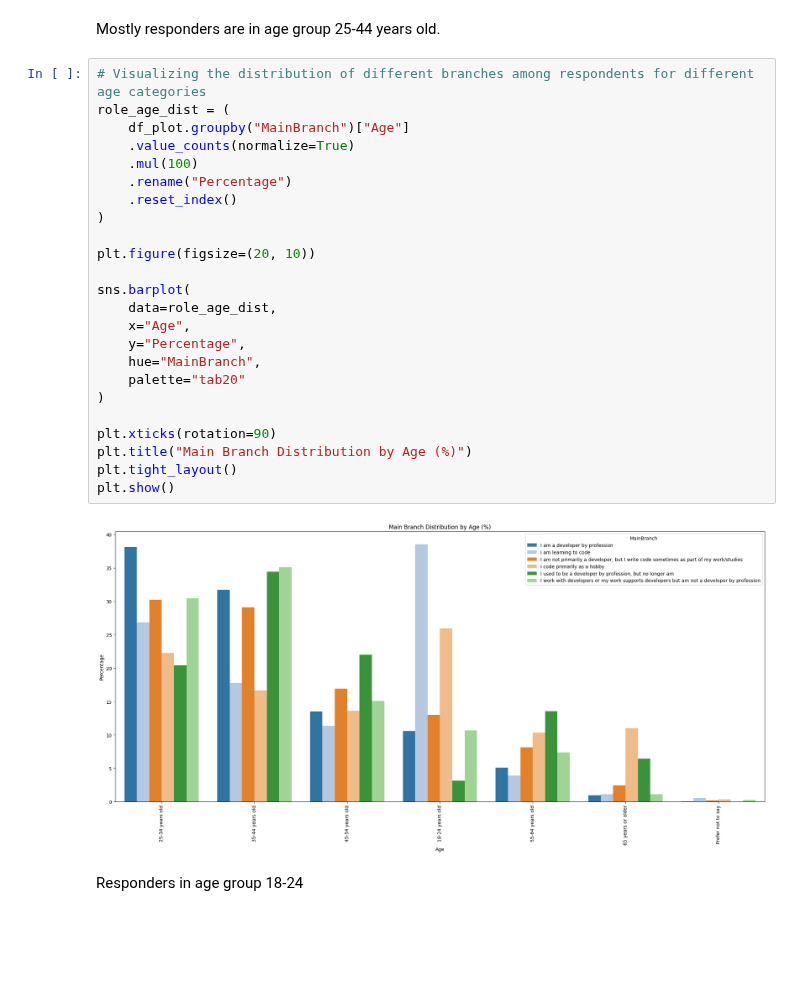
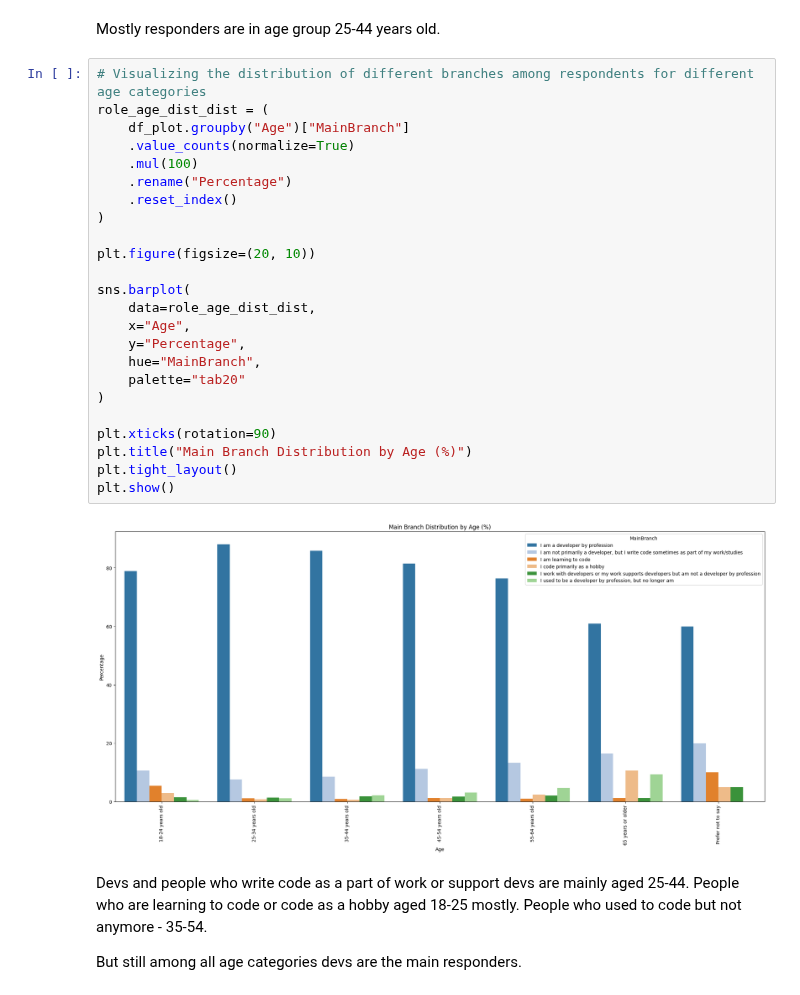
Before and after one commit to STetiana/stackoverflow_buddies, a Jupyter notebook: regions_comparison.ipynb, the cells around one changed output. Saved outputs shown, nothing was run; the diff lists cells and outputs as text; blank space fills up the shorter version.

```diff
--- a/regions_comparison.ipynb
+++ b/regions_comparison.ipynb
@@ -603,29 +603,31 @@ plt.tight_layout()
 Mostly responders are in age group 25-44 years old.
 # %%
 # Visualizing the distribution of different branches among respondents for different age categories
-role_age_dist = (
-    df_plot.groupby("MainBranch")["Age"]
+role_age_dist_dist = (
+    df_plot.groupby("Age")["MainBranch"]
     .value_counts(normalize=True)
     .mul(100)
     .rename("Percentage")
     .reset_index()
 )
 
 plt.figure(figsize=(20, 10))
 
 sns.barplot(
-    data=role_age_dist,
+    data=role_age_dist_dist,
     x="Age",
     y="Percentage",
     hue="MainBranch",
     palette="tab20"
 )
 
 plt.xticks(rotation=90)
 plt.title("Main Branch Distribution by Age (%)")
 plt.tight_layout()
 plt.show()
 # %% [output]
-[figure, old version]
+[figure, new version]
 # %% [markdown]
-Responders in age group 18-24
+Devs and people who write code as a part of work or support devs are mainly aged 25-44. People who are learning to code or code as a hobby aged 18-25 mostly. People who used to code but not anymore - 35-54.
+
+But still among all age categories devs are the main responders.
```
Also changed, not shown: parts of 27 cells of this notebook, 1 other file.
